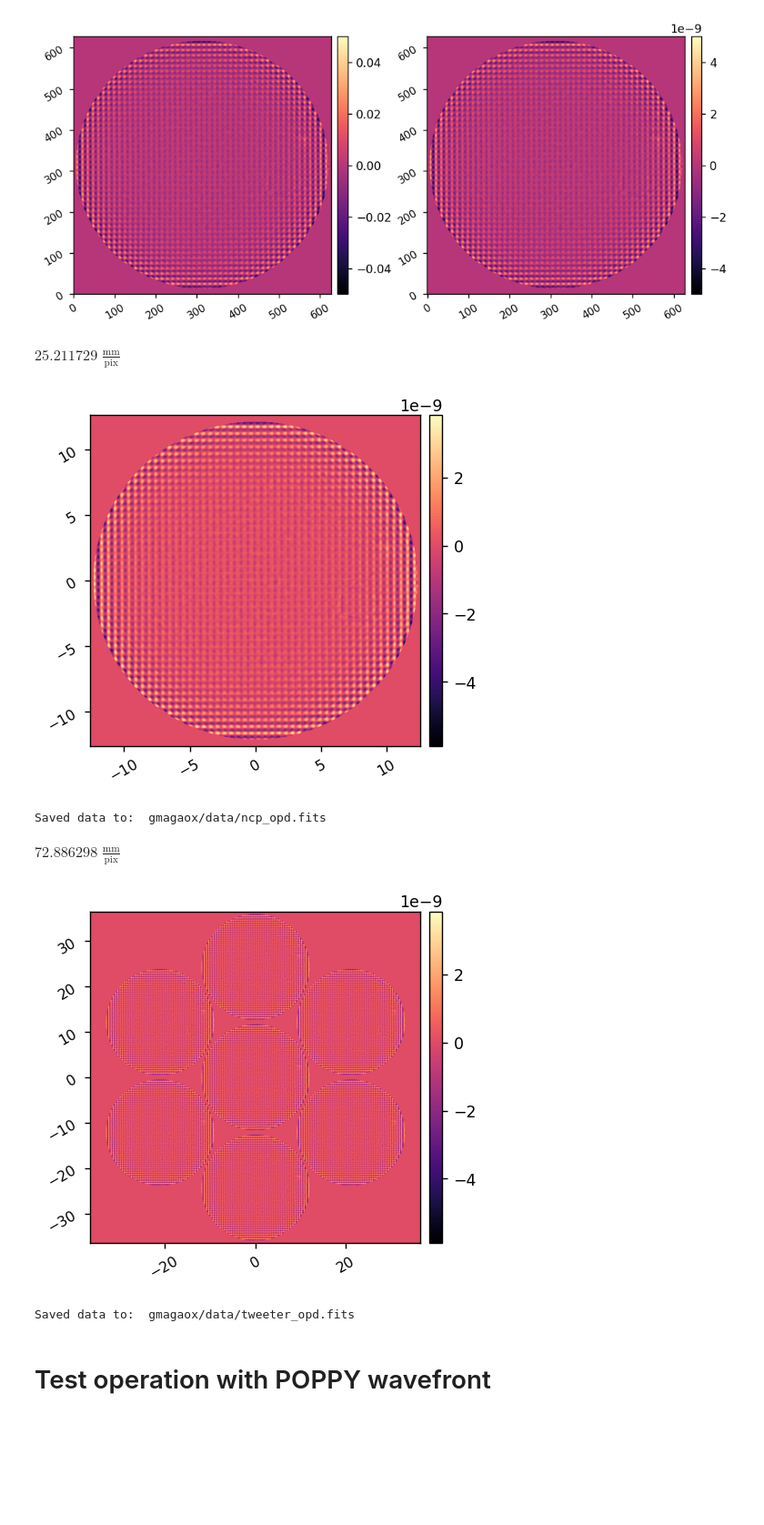
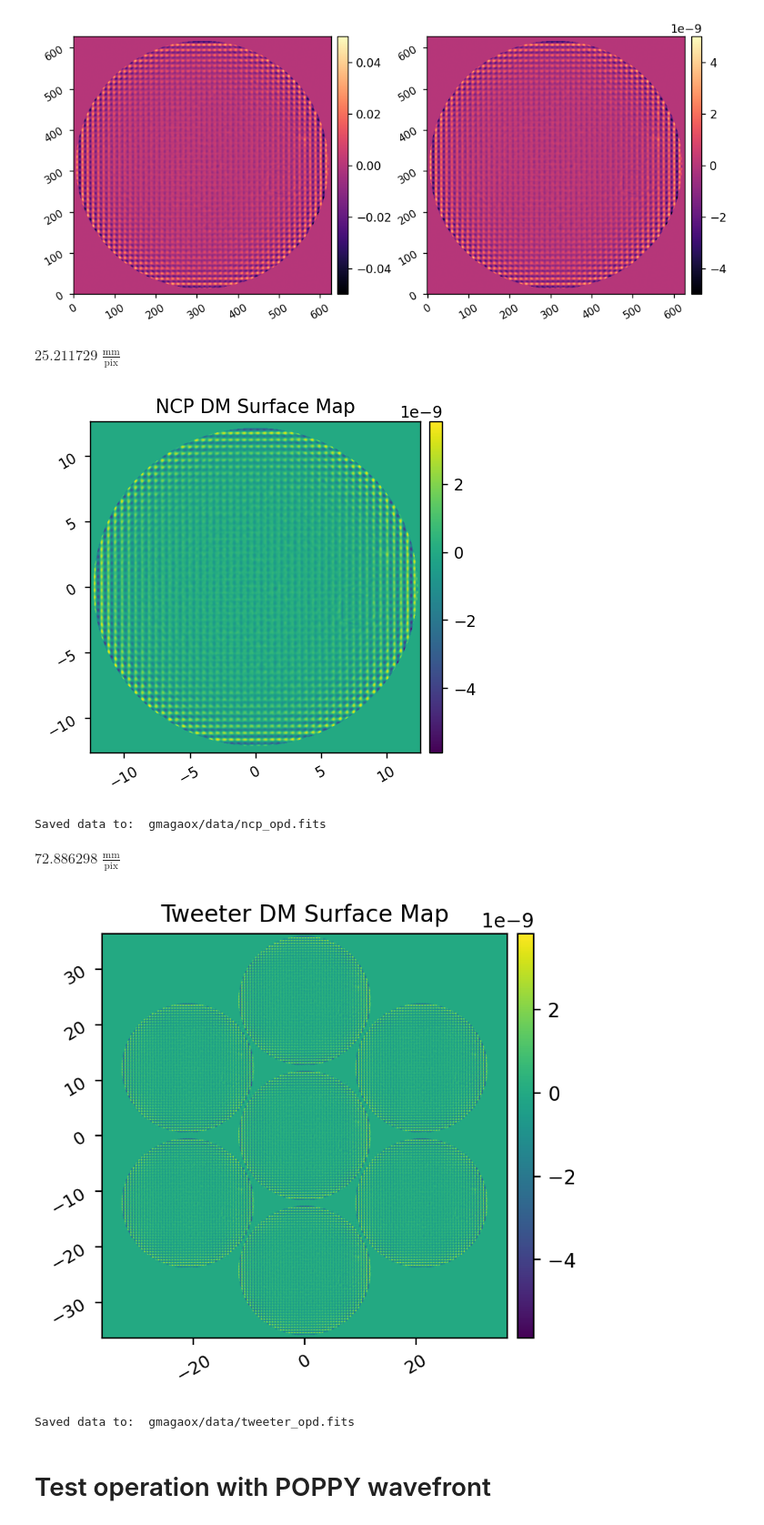
Before and after one commit to kian1377/gmagaox-poppy, a Jupyter notebook: make_dm_surf_error.ipynb, the cells around one changed output. Shown at 91% size. Cells and saved outputs as stored; diff of their text form; code cells hidden in the pictures; blank space fills up the shorter version.

```diff
--- a/make_dm_surf_error.ipynb
+++ b/make_dm_surf_error.ipynb
@@ -52,44 +66,44 @@ pxscl = ncp_pupil_diam/0.95 / (n*u.pix)
 diam = n*pxscl
 display(diam)
 ncp_opd = surf
-imshow1(surf, pxscl=pxscl)
+imshow1(surf, 'NCP DM Surface Map', pxscl=pxscl, cmap='viridis')
 utils.save_fits('gmagaox/data/ncp_opd.fits', ncp_opd, header={'PIXELSCL':pxscl.to_value(u.m/u.pix)})
 # %% [output]
 $25.211729 \; \mathrm{\frac{mm}{pix}}$
-[figure, old version]
+[figure, new version]
 Saved data to:  gmagaox/data/ncp_opd.fits
 # %%
 nt = int(3*n)
 tweeter_opd = np.zeros((nt, nt))
 
 # center coordinates
 ccs = [
     (nt//2,nt//2),
     (n//2,nt//2),
     (n, nt//2-int(n*np.sin(60*u.degree))),
     (2*n, nt//2-int(n*np.sin(60*u.degree))),
     (nt-n//2,nt//2),
     (nt-n,nt//2+int(n*np.sin(60*u.degree))),
     (n,nt//2+int(n*np.sin(60*u.degree))),
 ]
 
 tweeter_opd = 0.0
 for i in range(len(ccs)):
     arr = np.zeros((nt,nt))
     arr[ccs[i][0]-n//2:ccs[i][0]+n//2, ccs[i][1]-n//2:ccs[i][1]+n//2,] = surf
     tweeter_opd += arr
 
 tweeter_pupil_diam = 72.8862984526303*u.mm
 pxscl = tweeter_pupil_diam / (nt*u.pix)
 
 diam = nt*pxscl
 display(diam)
-imshow1(tweeter_opd, pxscl=pxscl)
+imshow1(tweeter_opd, 'Tweeter DM Surface Map', pxscl=pxscl, cmap='viridis', dpi=200)
 
 utils.save_fits('gmagaox/data/tweeter_opd.fits', tweeter_opd, header={'PIXELSCL':pxscl.to_value(u.m/u.pix)})
 # %% [output]
 $72.886298 \; \mathrm{\frac{mm}{pix}}$
-[figure, old version]
+[figure, new version]
 Saved data to:  gmagaox/data/tweeter_opd.fits
 # %% [markdown]
 # Test operation with POPPY wavefront
```
Also changed, not shown: parts of 1 cell of this notebook, 5 other files.
